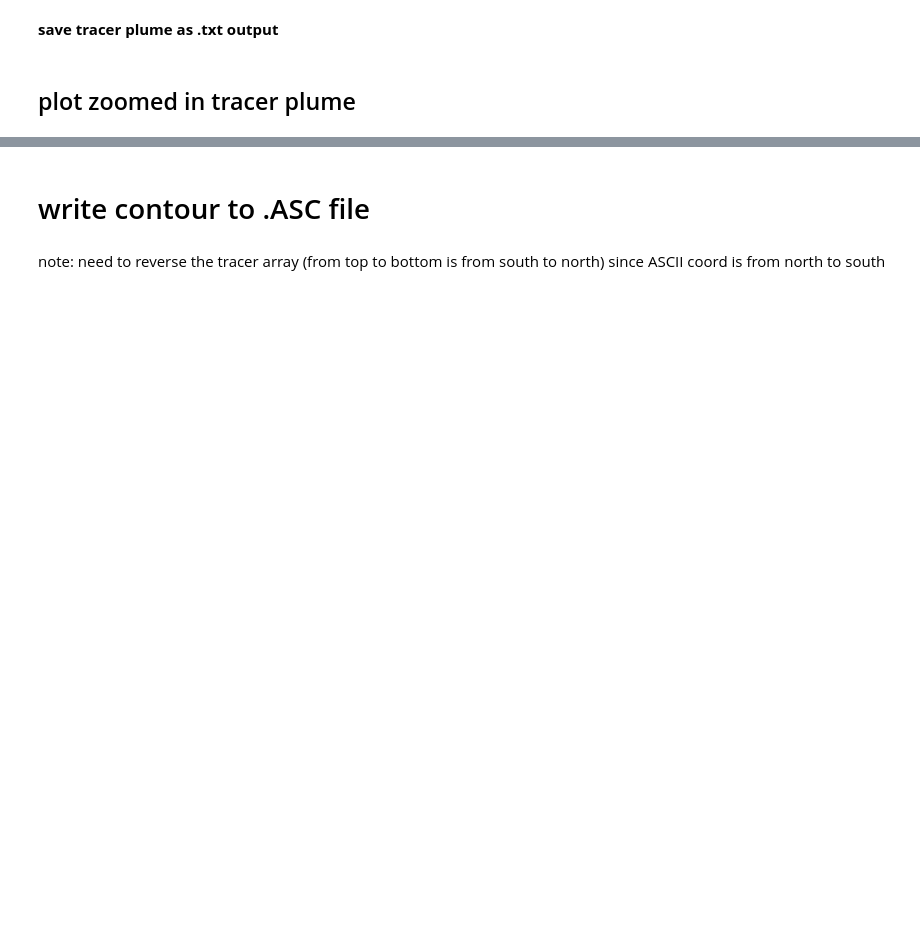
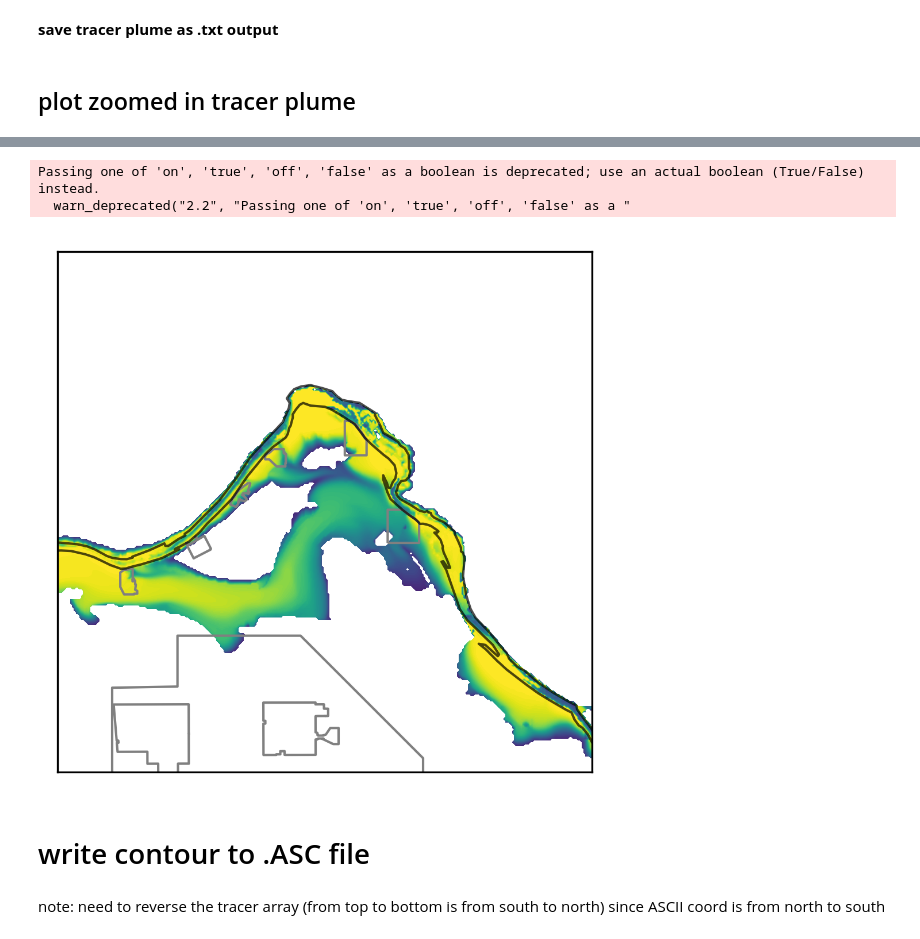
Before and after one commit to pinshuai/HFR-flow, a Jupyter notebook: NERSC-plot_solute_contour.ipynb, the cells around one changed output, grey strips where cells are left out. Drawn from its saved outputs; the diff is of its cells as text; code cells hidden in the pictures; blank space fills up the shorter version.

```diff
--- a/NERSC-plot_solute_contour.ipynb
+++ b/NERSC-plot_solute_contour.ipynb
@@ -260,13 +287,13 @@ input_h5.close()
 ## plot zoomed in tracer plume
 # %%
 # north Horn area
-# block1_x = np.array([561000, 591000])
-# block1_y = np.array([139000, 158000])
+block1_x = np.array([561000, 591000])
+block1_y = np.array([139000, 158000])
 
-block1_x = np.array([569600, 581600])
-block1_y = np.array([149500, 156500])
-block1_x = block1_x - model_origin[0]
-block1_y = block1_y - model_origin[1]
+# block1_x = np.array([569600, 581600])
+# block1_y = np.array([149500, 156500])
+# block1_x = block1_x - model_origin[0]
+# block1_y = block1_y - model_origin[1]
 # %%
 # 300 Area
 block2_x = np.array([592600, 597600])
@@ -274,16 +301,16 @@ block2_y = np.array([113500, 123500])
 block2_x = block2_x - model_origin[0]
 block2_y = block2_y - model_origin[1]
 # %%
-%matplotlib inline
+# %matplotlib inline
 # patches = []
 # loop over time step
-for itime in time_index[:1:]:
+for itime in time_index[30:31:]:
     #itime = 6003 # 2011-5-31
 #     itime = 6383 # 2011-9-3
 #     print(itime)
-    # initialize maximum tracer plume
+    # initialize total head
     temp_max_tracer = np.asarray([np.nan] * (ny * nx)).reshape(ny, nx)
-    # read total tracer plume
+    # read pressure
     temp_total_tracer = np.asarray(list(input_h5[itime]["Total_Tracer [M]"]))
 
     temp_sat = np.asarray(list(input_h5[itime]["Liquid_Saturation"]))
@@ -296,7 +323,6 @@ for itime in time_index[:1:]:
                 max_index = np.argmax(temp_total_tracer[ix, iy, sat_index])
                 temp_max_tracer[iy, ix] = temp_total_tracer[ix, iy, max_index] # for contour plot, temp_max_tracer must has shape of (ny, nx)
 
-    # set lower limit of tracer plume
     temp_max_tracer[temp_max_tracer < 0.1] = np.nan
 
     real_itime = batch_delta_to_time(date_origin, [float(
@@ -315,9 +341,9 @@ for itime in time_index[:1:]:
 
 #     ax1.plot(river_x, river_y, color='#6699cc', alpha=0.7, linewidth=3, solid_capstyle='round', zorder=2)
 
-    cf1 = ax1.contourf(x / 1000, y / 1000, temp_max_tracer,
-                       cmap=plt.cm.jet,
-                       levels=np.arange(0, 1.01, 0.01),
+    cf1 = ax1.contourf(x + model_origin[0] , y + model_origin[1], temp_max_tracer,
+                       cmap=plt.cm.viridis,
+                       levels=np.arange(0, 1, 0.01),
                        vmin=0,
                        vmax=1,
                        extend="both",
@@ -334,25 +360,25 @@ for itime in time_index[:1:]:
     # plot river shape
     ax1.plot(river_x, river_y, color='black', alpha=0.7, linewidth=1, solid_capstyle='round', zorder=2)
 
-    ax1.set_xlabel("X (km)", fontsize=12)
-    ax1.set_ylabel("Y (km)", fontsize=12)
+    # plot hanford areas
+    hf_shape=gpd.read_file(fname_hanford_shp)
+    hf_shape.plot(facecolor = 'none', edgecolor = 'gray', ax=ax1, alpha=1)
 
-    ax1.set_xlim(block1_x / 1000)
-    ax1.set_ylim(block1_y / 1000)
+#     ax1.set_xlabel("Easting (m)", fontsize=12)
+#     ax1.set_ylabel("Northing (m)", fontsize=12)
+
+    ax1.set_xlim(block1_x)
+    ax1.set_ylim(block1_y)
     ax1.set_aspect("equal", "datalim")
+#     cb1 = plt.colorbar(cf1, spacing = "uniform", ticks=np.arange(0, 1.1, 0.1))  # ,
+#     #                           orientation="horizontal", shrink=0.8, aspect=25)
+#     cb1.ax.set_ylabel("River tracer (-)", rotation=270, labelpad=20, fontsize=12)
 
-    cb1 = plt.colorbar(cf1, spacing = "uniform", ticks=np.arange(0, 1.1, 0.1))  # ,
-    #                           orientation="horizontal", shrink=0.8, aspect=25)
-    cb1.ax.set_ylabel("River tracer (-)", rotation=270, labelpad=20, fontsize=12)
-
-    ax1.tick_params(axis = 'both', which = 'major', labelsize = 10)
+#     ax1.tick_params(axis = 'both', which = 'major', labelsize = 10)
+    ax1.tick_params(axis = 'both', left='off', top='off', right='off', bottom='off', labelleft='off', labeltop='off', labelright='off', labelbottom='off')
 
 
-    fig.tight_layout()
+#     fig.tight_layout()
 #     cf3 = ax1.contourf(x / 1000, y / 1000, yx_river, colors="black")
-    fig.set_size_inches(6, 5)
-
-#     fig_name = out_dir + "tracer_north/" + real_itime + ".jpg"
-#     fig.savefig(fig_name, dpi=300, transparent=False)
-#     plt.close(fig)
+    fig.set_size_inches(4, 4)
 # %% [output]
@@ -359,0 +386,3 @@ KeyError: "Unable to open object (Object 'liquid_saturation' doesn't exist)"
+Passing one of 'on', 'true', 'off', 'false' as a boolean is deprecated; use an actual boolean (True/False) instead.
+  warn_deprecated("2.2", "Passing one of 'on', 'true', 'off', 'false' as a "
+[figure, added]
```
Also changed, not shown: parts of 11 cells of this notebook, 3 other files.
